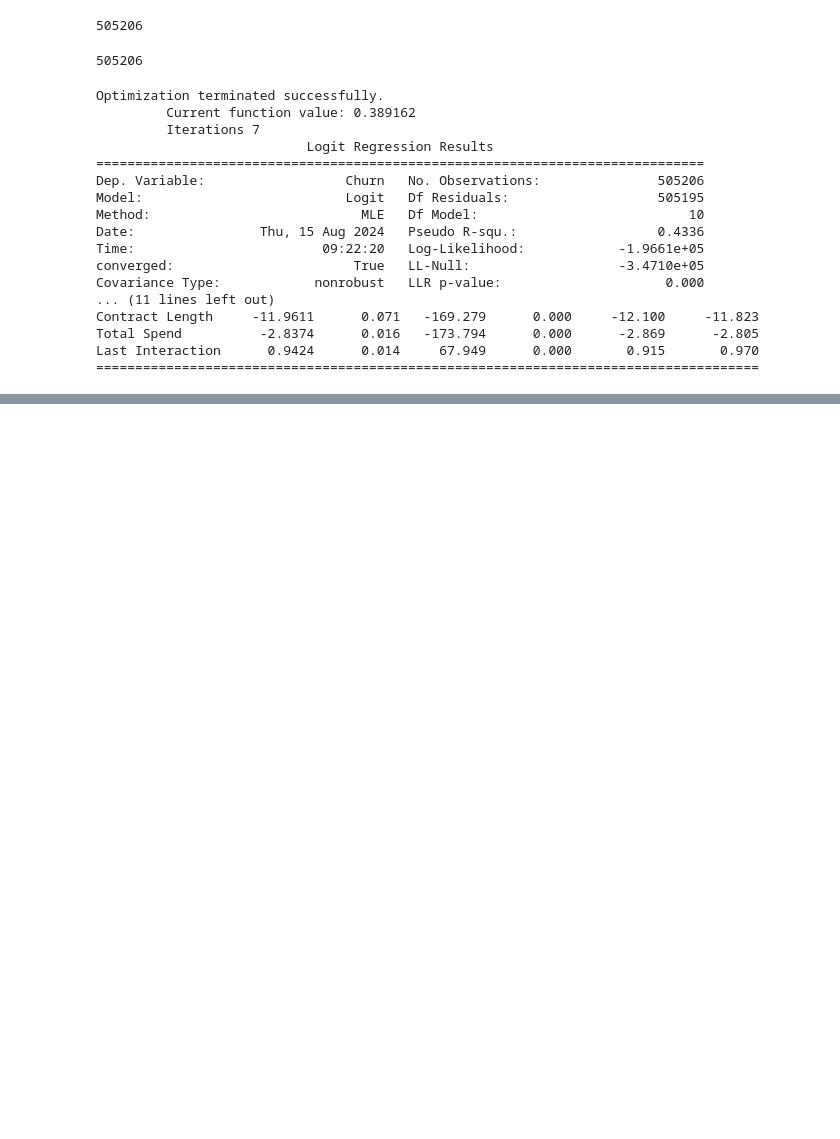
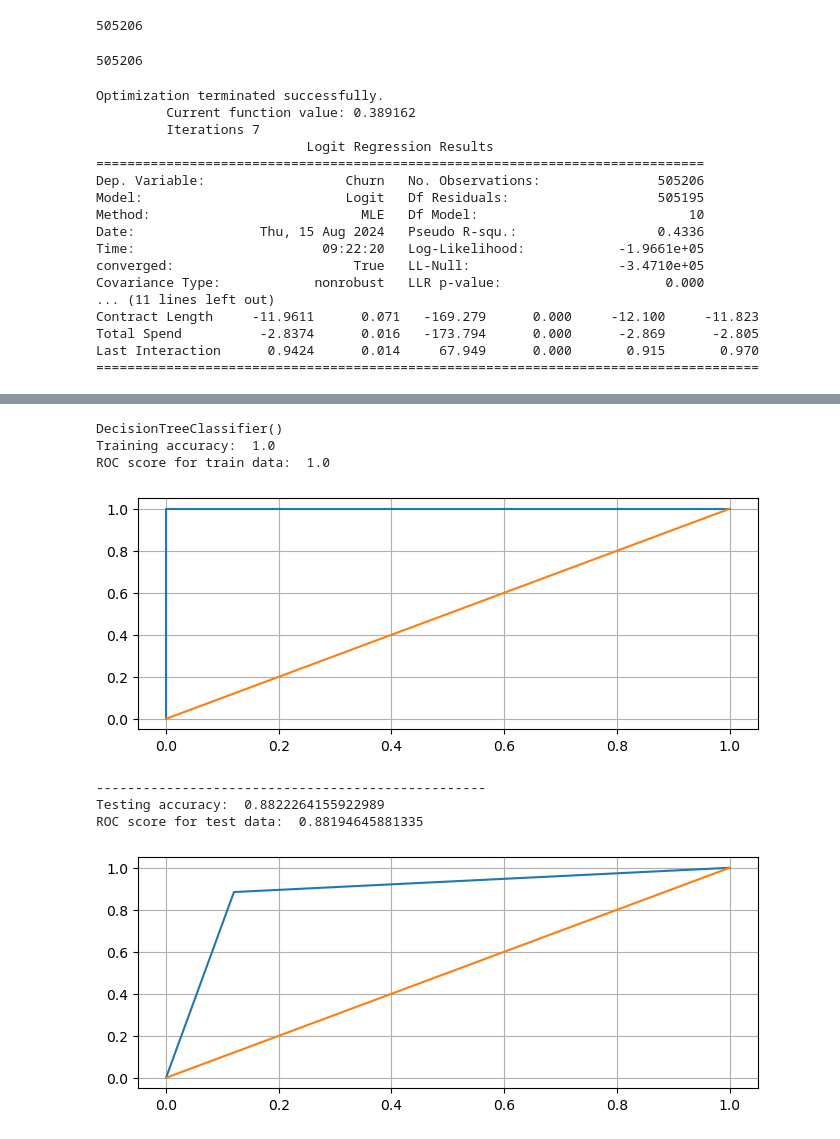
Before and after one commit to Lakshmeesh02/CustomerChurn, a Jupyter notebook: main.ipynb, the cells around one changed output, grey strips where cells are left out. Drawn from its saved outputs; the diff is of its cells as text; code cells hidden in the pictures; blank space fills up the shorter version.

```diff
--- a/main.ipynb
+++ b/main.ipynb
@@ -233,0 +281,11 @@ Last Interaction      0.9424      0.014     67.949      0.000       0.915
+# %%
+predictor(dt)
+# %% [output]
+DecisionTreeClassifier()
+Training accuracy:  1.0
+ROC score for train data:  1.0
+[figure, added]
+--------------------------------------------------
+Testing accuracy:  0.8822264155922989
+ROC score for test data:  0.88194645881335
+[figure, added]
```
Also changed, not shown: parts of 8 cells of this notebook.
